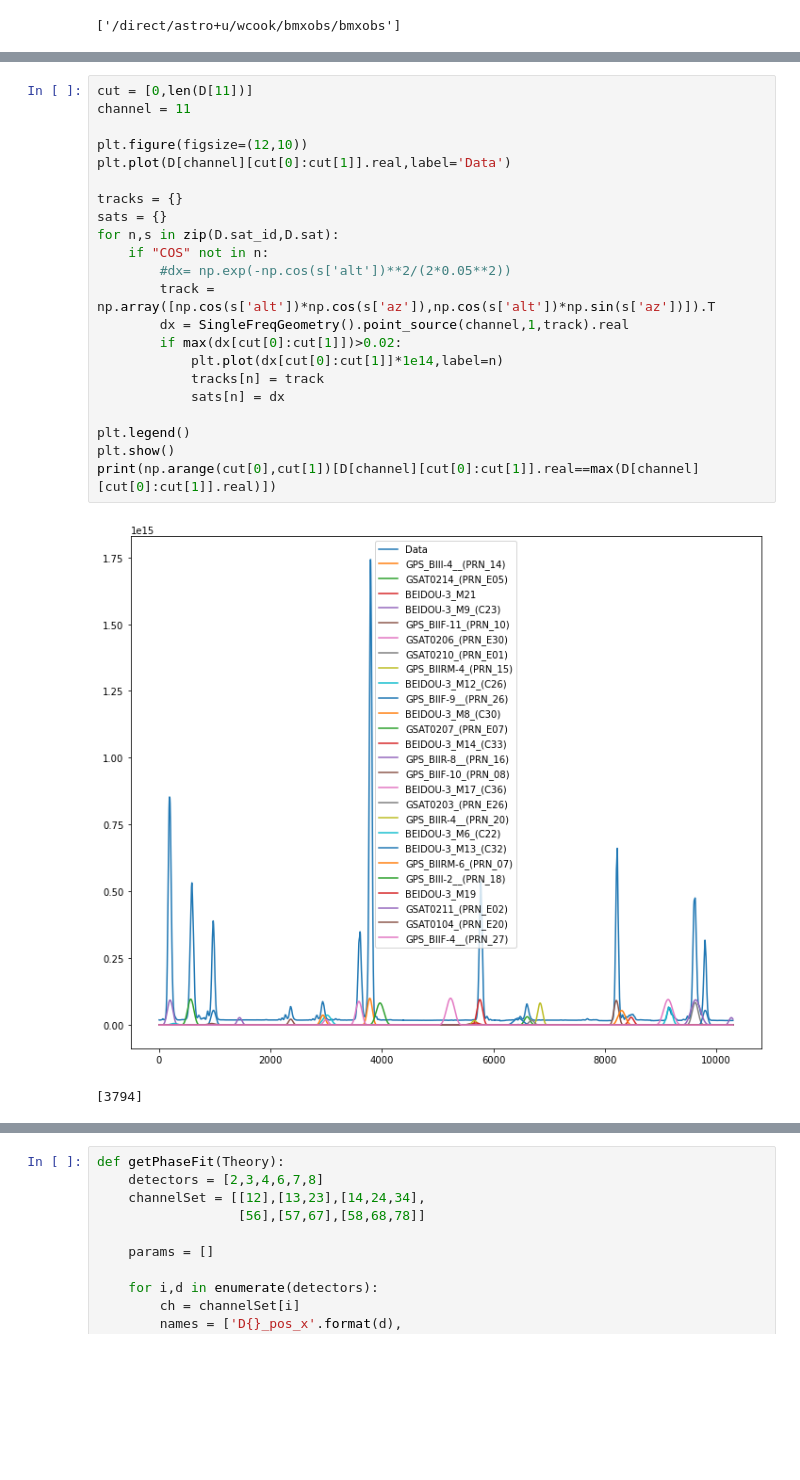
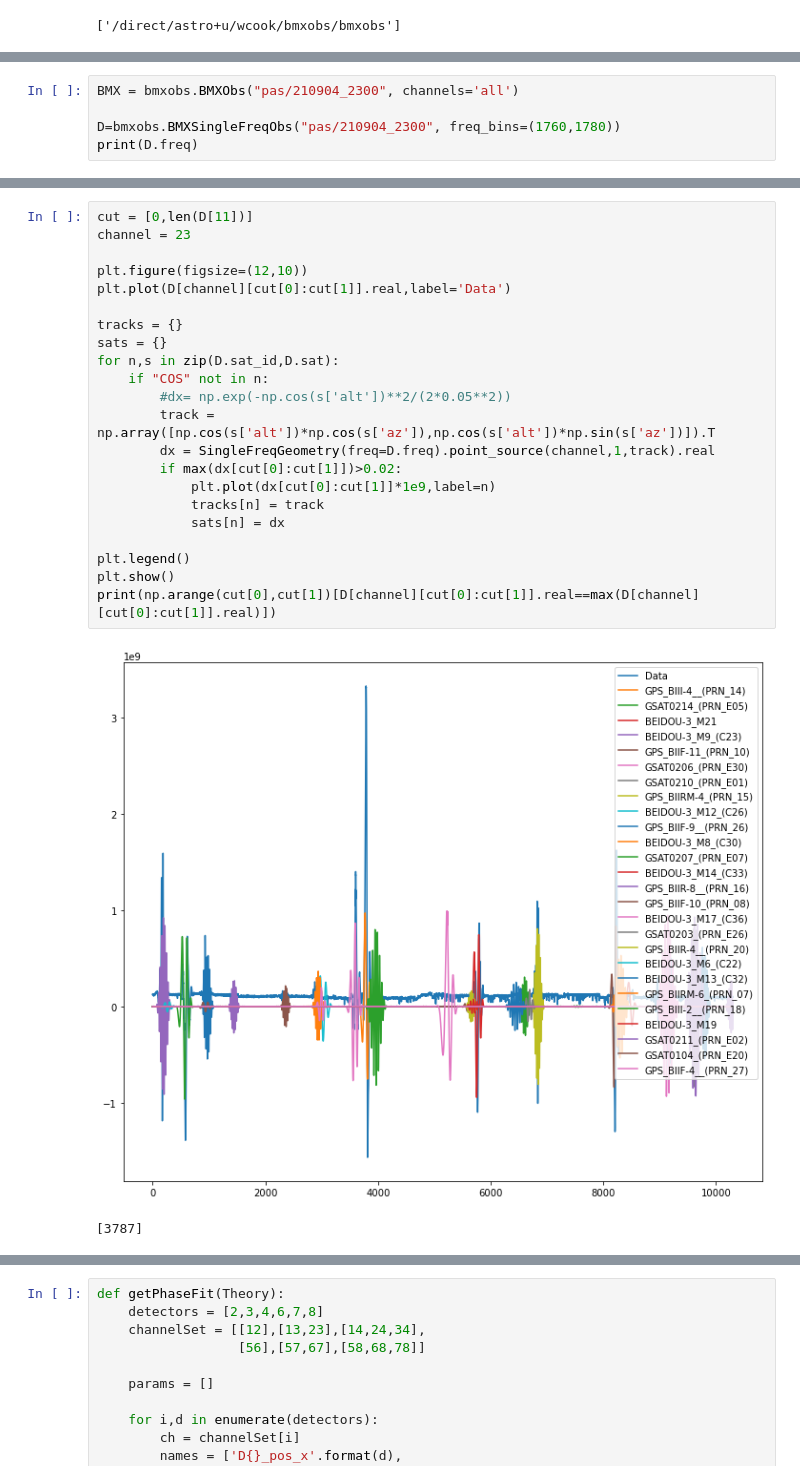
Before and after one commit to bmxdemo/bmxobs, a Jupyter notebook: towards1.ipynb, the cells around one changed output, grey strips where cells are left out. Drawn from its saved outputs; the diff is of its cells as text; blank space fills up the shorter version.

```diff
--- a/towards1.ipynb
+++ b/towards1.ipynb
@@ -36,0 +17,5 @@ D=bmxobs.BMXSingleFreqObs("pas/210904_2300")
+# %%
+BMX = bmxobs.BMXObs("pas/210904_2300", channels='all')
+
+D=bmxobs.BMXSingleFreqObs("pas/210904_2300", freq_bins=(1760,1780))
+print(D.freq)
@@ -37,25 +37,25 @@ D=bmxobs.BMXSingleFreqObs("pas/210904_2300")
 # %%
 cut = [0,len(D[11])]
-channel = 11
+channel = 23
 
 plt.figure(figsize=(12,10))
 plt.plot(D[channel][cut[0]:cut[1]].real,label='Data')
 
 tracks = {}
 sats = {}
 for n,s in zip(D.sat_id,D.sat):
     if "COS" not in n:
         #dx= np.exp(-np.cos(s['alt'])**2/(2*0.05**2))
         track = np.array([np.cos(s['alt'])*np.cos(s['az']),np.cos(s['alt'])*np.sin(s['az'])]).T
-        dx = SingleFreqGeometry().point_source(channel,1,track).real
+        dx = SingleFreqGeometry(freq=D.freq).point_source(channel,1,track).real
         if max(dx[cut[0]:cut[1]])>0.02:
-            plt.plot(dx[cut[0]:cut[1]]*1e14,label=n)
+            plt.plot(dx[cut[0]:cut[1]]*1e9,label=n)
             tracks[n] = track
             sats[n] = dx
 
 plt.legend()
 plt.show()
 print(np.arange(cut[0],cut[1])[D[channel][cut[0]:cut[1]].real==max(D[channel][cut[0]:cut[1]].real)])
 # %% [output]
-[figure, old version]
+[figure, new version]
-[3794]
+[3787]
```
Also changed, not shown: parts of 28 cells of this notebook, 1 other file.
